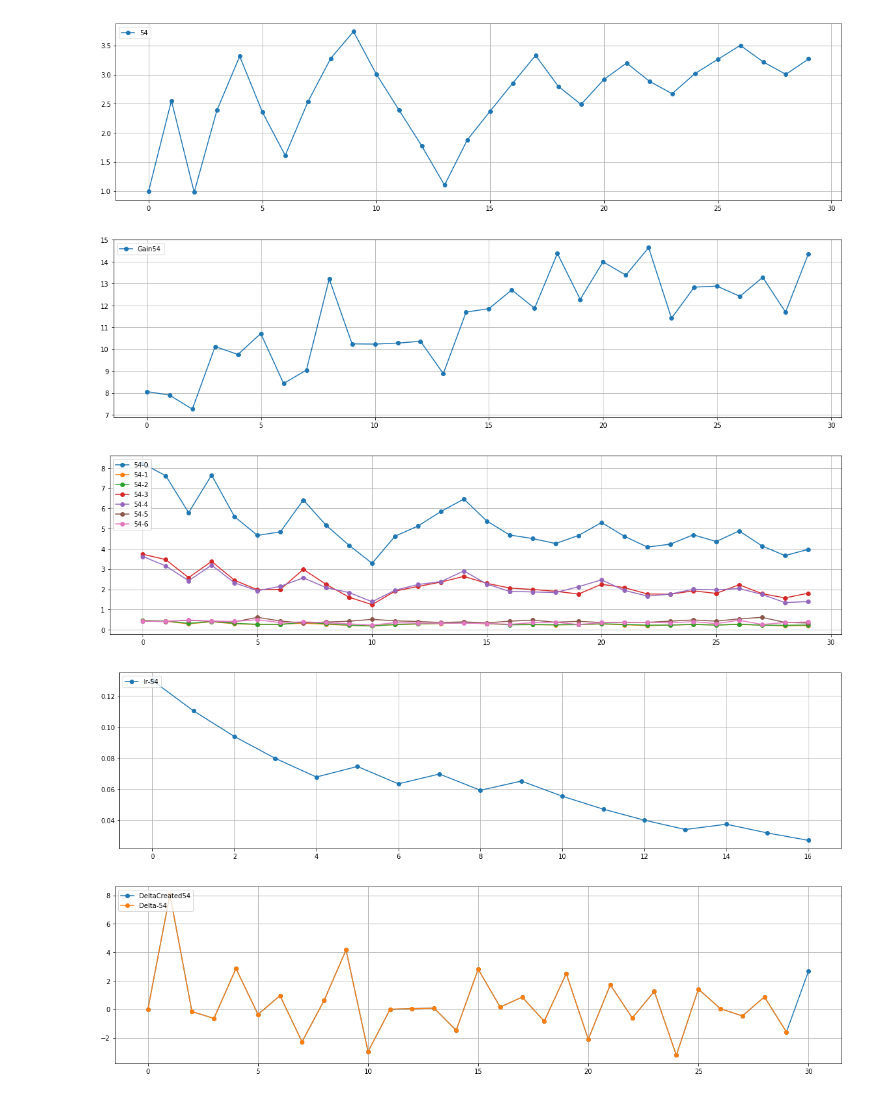
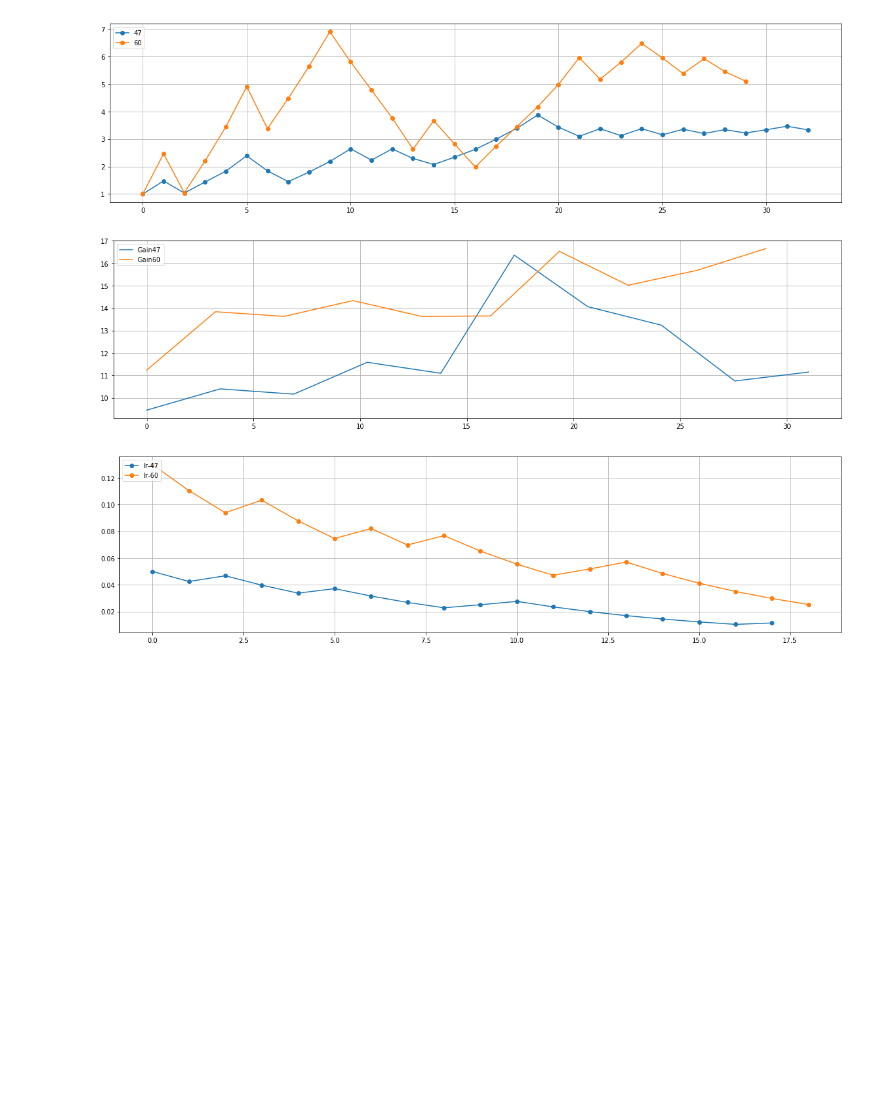
Before and after one commit to AndreeaStefan/SmartuistWrapper, a Jupyter notebook: evaluation/PlotResults.ipynb, the cells around one changed output. Cells and saved outputs as stored; diff of their text form; code cells hidden in the pictures; blank space fills up the shorter version.

Commit message:
New jupyter for participants data Fix player 12/13

```diff
--- a/evaluation/PlotResults.ipynb
+++ b/evaluation/PlotResults.ipynb
@@ -24,22 +25,6 @@ def getCombinedPlot(list1, list2, xlabel, ylabel, showPlot = True, legend = " ")
         plt.show()
 
     return (list1, list2)
-
-def readFromFile(path, mode):
-    results = [0] * 100
-    f = open(path, "r")
-    player = -1
-    for x in f:
-        line = x.split(',')
-        if mode==1 or len(line) == 31:
-            if int(line[0]) == player:
-                results[player].append(line)
-            else:
-                player = int(line[0])
-                results[player] = []
-                results[player].append(line)
-    f.close()
-    return results
 
 def plotOneResult(players, results, idx, label):
     for p in players:
@@ -94,11 +79,12 @@ def EffortPerBodyPartPerPlayer(p, results, batchSize):
 # player 9 = same as 8
 
 batchSize = 8
-players = [ 54]
+players = [  47, 60]
 pathA = "E:\\Andreea\\Projects\\Git\\SmartsuitWrapper\\SmartuistWrapper\\tapResultParticipants.csv"
 pathATest = "E:\\Andreea\\Projects\\Git\\SmartsuitWrapper\\SmartuistWrapper\\tapResult.csv"
 pathStatsATest = "E:\\\\Andreea\\\\Projects\\\\Git\\\\SmartsuitWrapper\\\\SmartuistWrapper\\\\GradientStats.csv"
-pathStatsA = "E:\\\\Andreea\\\\Projects\\\\Git\\\\SmartsuitWrapper\\\\SmartuistWrapper\\\\GradientStatsParticipants.csv"
+pathA = "E:\\\\Andreea\\\\Master\\\\Thesis\\\\Git\\\\TheOne\\\\SmartuistWrapper\\\\tapResult.csv"
+pathStatsA = "E:\\\\Andreea\\\\Master\\\\Thesis\\\\Git\\\\TheOne\\\\SmartuistWrapper\\\\GradientStats.csv"
 plt.rcParams['figure.figsize'] = [20, 5]
 maxGain = 0
 
@@ -112,14 +98,12 @@ for p in players:
     tmp = results[p]
     prevLength = 1
     lengths = []
-    gain = []
     delta = []
     th = []
     totalTime = 0
     for words in tmp:
         totalTime += float(words[10])
         lengths.append(float(words[28]))
-        gain.append(float(words[29]))
         th.append(float(words[11]))
        # print("Player: "+ str(p) + " gain: " + words[29] + " at length: " + words[28])
 
@@ -148,7 +132,8 @@ for p in players:
 
 
     x = list(range(0, len(gain)))
-    plt.plot(x, gain, 'o-', label="Gain"+str(p))
+    x,y = inter(np.array(x), gain, 10)
+    plt.plot(x, y, '-', label="Gain"+str(p))
    # plt.plot(x, gainTh, 'o-', label="gainTh"+str(p))
    # plt.plot(x, gainEff, 'o-', label="gainEff"+str(p))
 
@@ -156,34 +141,34 @@ plt.legend(loc='upper left')
 plt.grid(True)
 plt.show()
 
-for p in players:
-    bodyParts = EffortPerBodyPartPerPlayer(p, results, 10)
-    z = 0
-    x = list(range(0, len(bodyParts[0])-2))
-    for a in bodyParts:
-        if z in [0,1,2,3,4,5,6]:
-            plt.plot(x,a[:len(a)-2], 'o-', label= str(p) + "-" + str(z))
-        z = z + 1
+# for p in players:
+#     bodyParts = EffortPerBodyPartPerPlayer(p, results, 10)
+#     z = 0
+#     x = list(range(0, len(bodyParts[0])-2))
+#     for a in bodyParts:
+#         if z in [0,1,2,3,4,5,6]:
+#             plt.plot(x,a[:len(a)-2], 'o-', label= str(p) + "-" + str(z))
+#         z = z + 1
 
-    plt.legend(loc='upper left')
-    plt.grid(True)
-    plt.show()
+#     plt.legend(loc='upper left')
+#     plt.grid(True)
+#     plt.show()
 
 # plot learning rate
 plotOneResult(players, gradientStats, 6, "lr-")
 
 
-for p in players:
-    tmp = gradientStats[p]
-    gain = [0]
-    prevGain = [0]
-    for words in tmp:
-        gain.append(float(words[5]))
-        prevGain.append(float(words[4]))
-    delta = np.array(gain) - np.array(prevGain)
-    x = list(range(0, len(delta)))
-    plt.plot(x, delta, 'o-', label="DeltaCreated"+str(p))
+# for p in players:
+#     tmp = gradientStats[p]
+#     gain = [0]
+#     prevGain = [0]
+#     for words in tmp:
+#         gain.append(float(words[5]))
+#         prevGain.append(float(words[4]))
+#     delta = np.array(gain) - np.array(prevGain)
+#     x = list(range(0, len(delta)))
+#     plt.plot(x, delta, 'o-', label="DeltaCreated"+str(p))
 
 # plot delta
-plotOneResult(players, results, 30, "Delta-")
+#plotOneResult(players, results, 30, "Delta-")
 # %% [output]
@@ -192,8 +179,6 @@ Player: 54 peak gain: 14.64354 at length: 2.886631
-[figure, old version]
+[figure, new version]
-[figure, old version]
+[figure, new version]
-[figure, old version]
+[figure, new version]
-[figure, removed]
-[figure, removed]
 # %%
 from scipy.interpolate import make_interp_spline, BSpline, pchip
 
```
Also changed, not shown: parts of 5 cells of this notebook, 8 other files.
